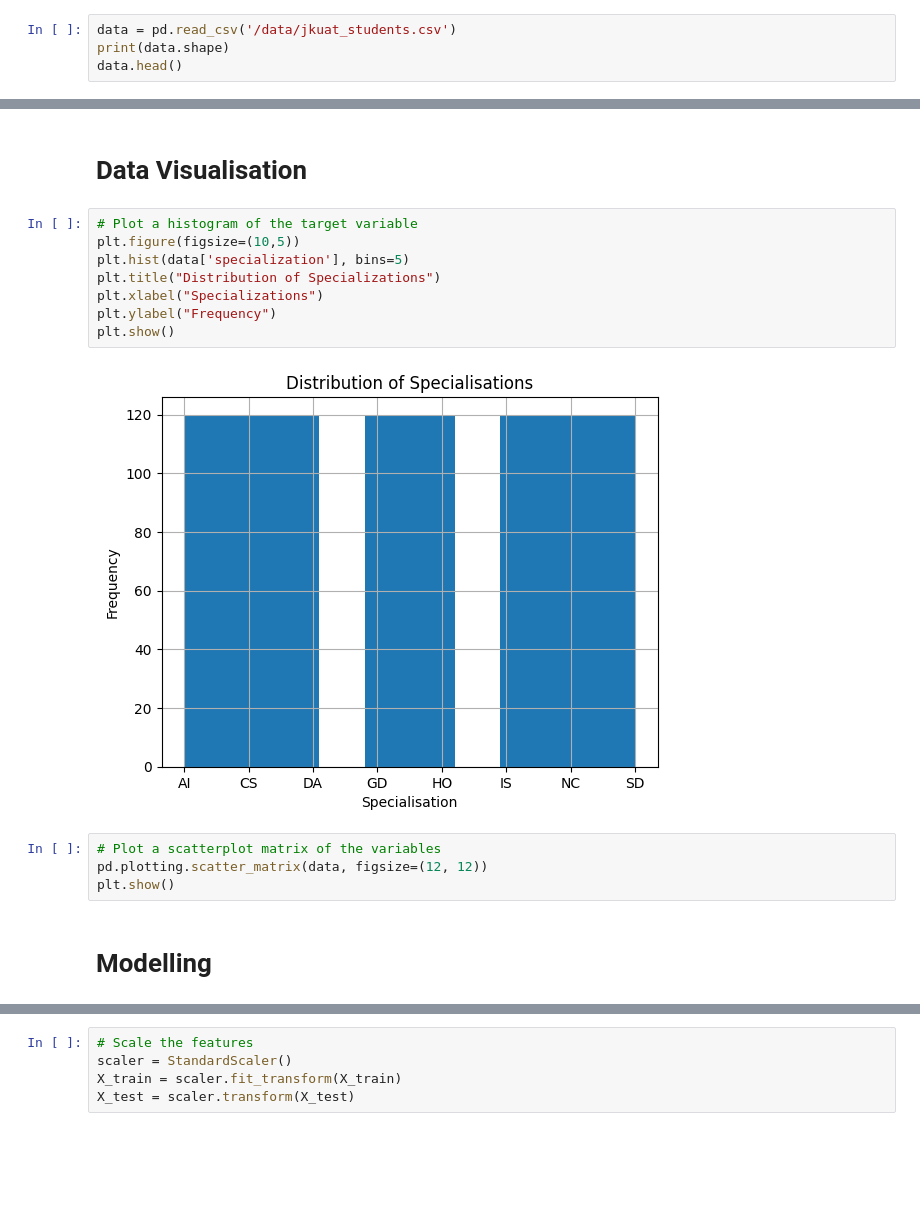
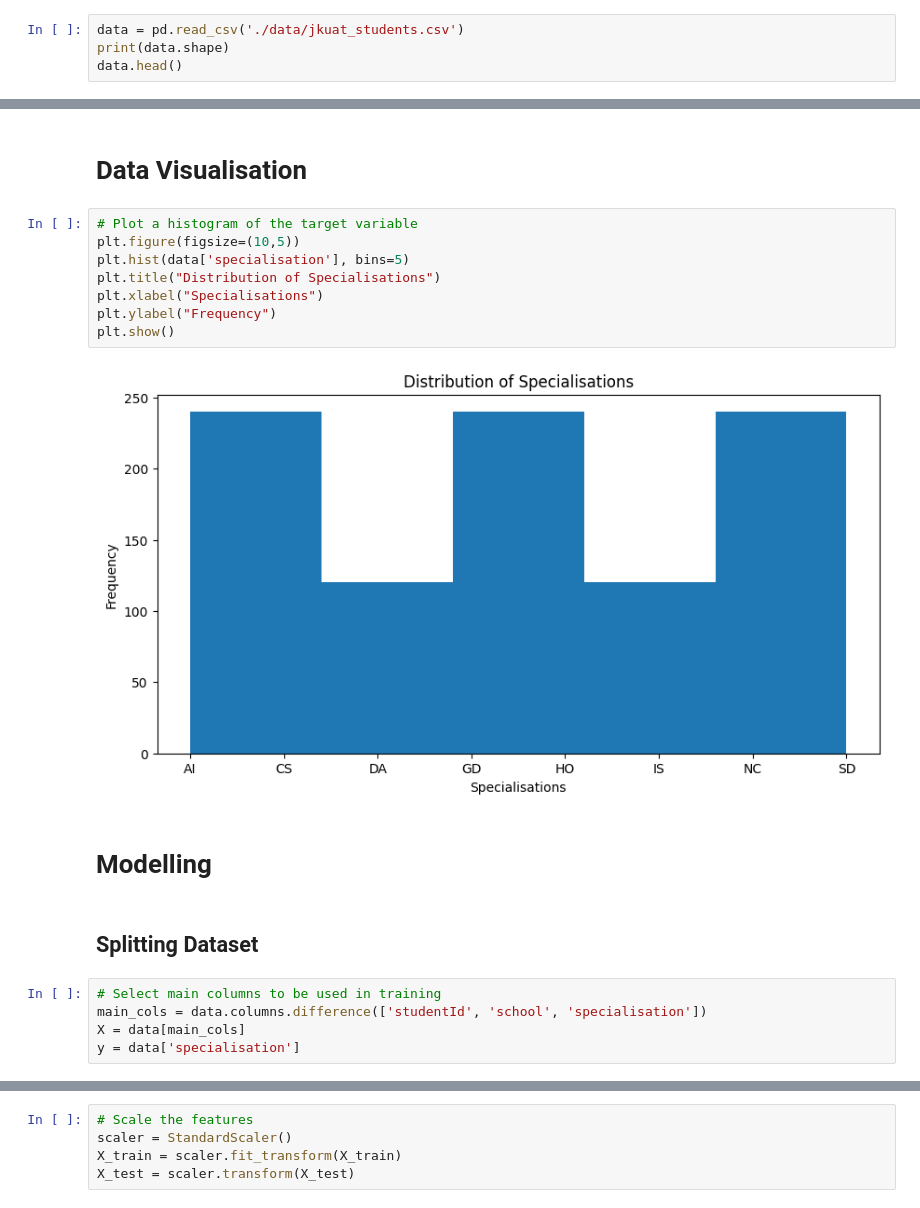
Before and after one commit to mel-fayne/elira_api, a Jupyter notebook: classifierModel/spec_classifier.ipynb, the cells around one changed output, grey strips where cells are left out. Saved outputs shown, nothing was run; the diff lists cells and outputs as text; blank space fills up the shorter version.

Commit message:
train jkuatClassifier model

```diff
--- a/classifierModel/spec_classifier.ipynb
+++ b/classifierModel/spec_classifier.ipynb
@@ -14,7 +13,7 @@ import tensorflow as tf
 # %% [markdown]
 # Reading Data
 # %%
-data = pd.read_csv('/data/jkuat_students.csv')
+data = pd.read_csv('./data/jkuat_students.csv')
 print(data.shape)
 data.head()
 # %% [output]
@@ -31,16 +30,19 @@ data.head()
 # %%
 # Plot a histogram of the target variable
 plt.figure(figsize=(10,5))
-plt.hist(data['specialization'], bins=5)
-plt.title("Distribution of Specializations")
-plt.xlabel("Specializations")
+plt.hist(data['specialisation'], bins=5)
+plt.title("Distribution of Specialisations")
+plt.xlabel("Specialisations")
 plt.ylabel("Frequency")
 plt.show()
 # %% [output]
-[figure, old version]
+[figure, new version]
-# %%
-# Plot a scatterplot matrix of the variables
-pd.plotting.scatter_matrix(data, figsize=(12, 12))
-plt.show()
 # %% [markdown]
 # Modelling
+# %% [markdown]
+## Splitting Dataset
+# %%
+# Select main columns to be used in training
+main_cols = data.columns.difference(['studentId', 'school', 'specialisation'])
+X = data[main_cols]
+y = data['specialisation']
```
Also changed, not shown: parts of 17 cells of this notebook, 3 other files.
